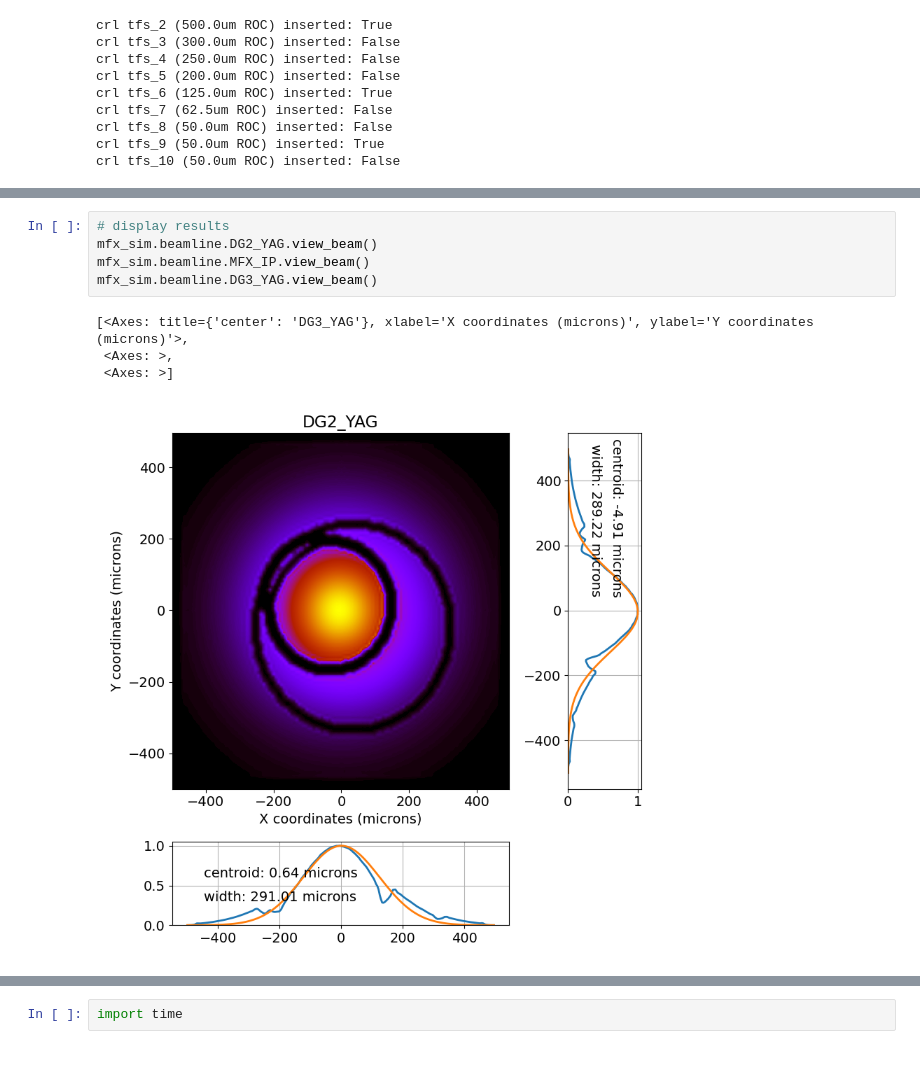
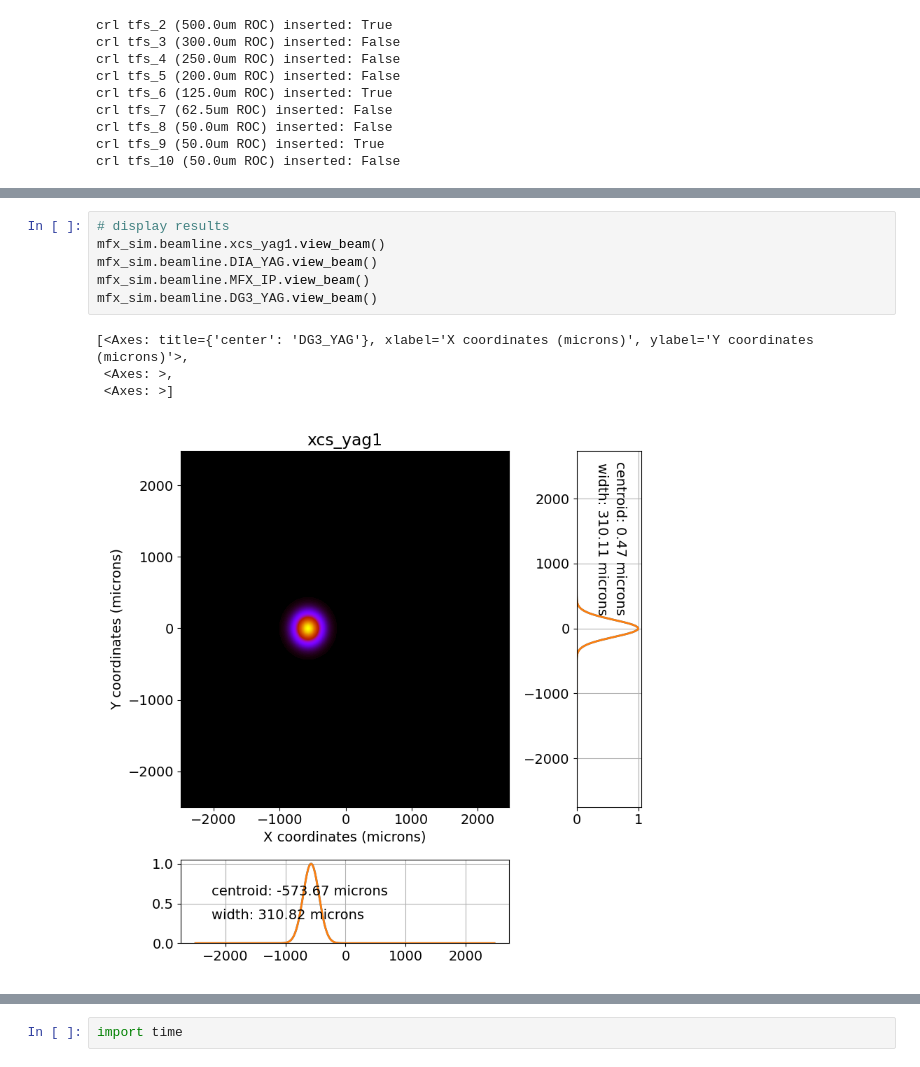
Before and after one commit to mseaberg/lcls_beamline_toolbox, a Jupyter notebook: scripts/mfx_test.ipynb, the cells around one changed output, grey strips where cells are left out. Saved outputs shown, nothing was run; the diff lists cells and outputs as text.

```diff
--- a/scripts/mfx_test.ipynb
+++ b/scripts/mfx_test.ipynb
@@ -71,10 +83,11 @@ mfx_sim.propagate()
 # %%
 # display results
-mfx_sim.beamline.DG2_YAG.view_beam()
+mfx_sim.beamline.xcs_yag1.view_beam()
+mfx_sim.beamline.DIA_YAG.view_beam()
 mfx_sim.beamline.MFX_IP.view_beam()
 mfx_sim.beamline.DG3_YAG.view_beam()
 # %% [output]
 [<Axes: title={'center': 'DG3_YAG'}, xlabel='X coordinates (microns)', ylabel='Y coordinates (microns)'>,
  <Axes: >,
  <Axes: >]
-[figure, old version]
+[figure, new version]
```
Also changed, not shown: parts of 10 cells of this notebook, 2 other files.
